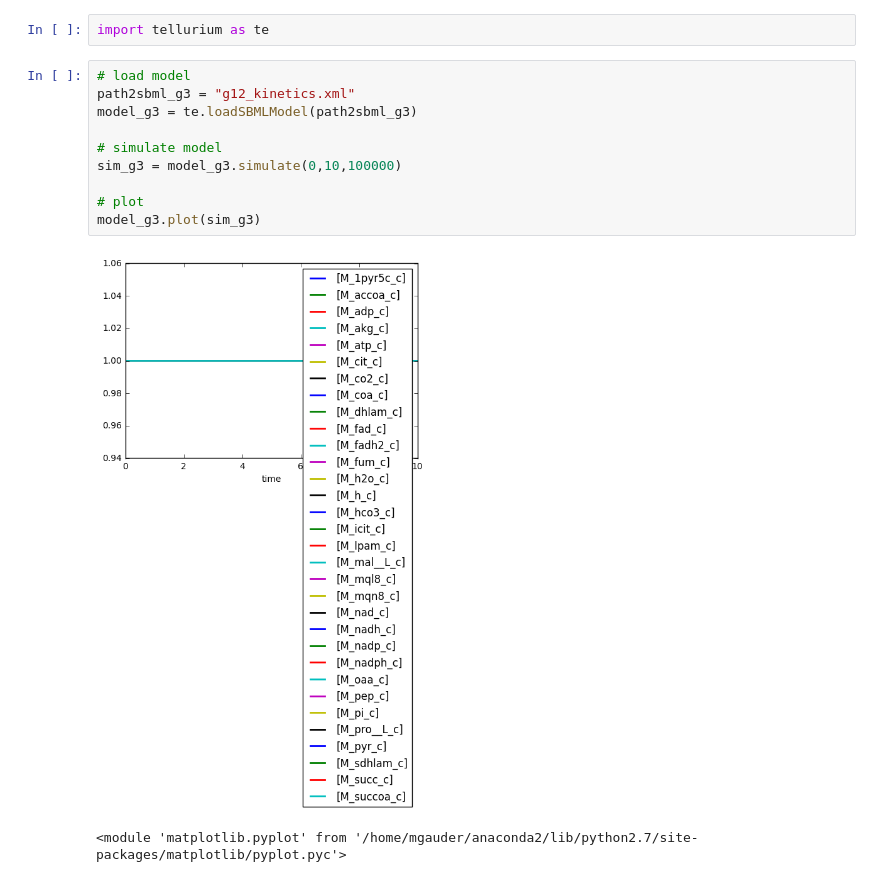
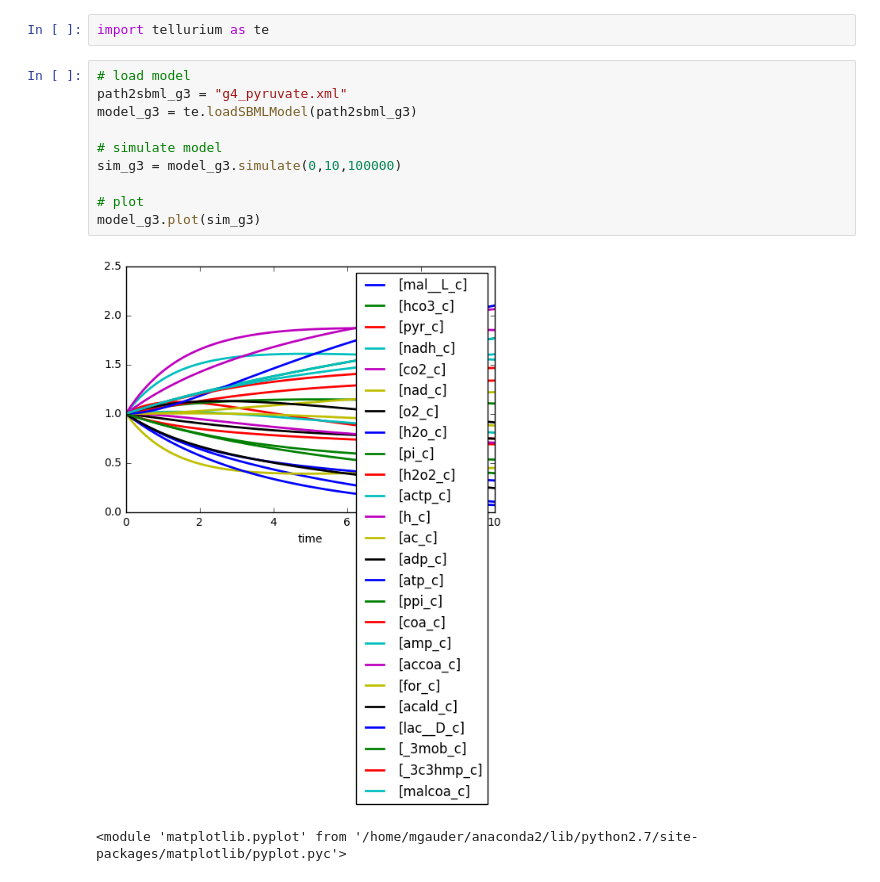
Before and after one commit to 4less/SysBioProject, a Jupyter notebook: SBMLsqueezer/Untitled.ipynb, the cells around one changed output. Cells and saved outputs as stored; diff of their text form.

```diff
--- a/SBMLsqueezer/Untitled.ipynb
+++ b/SBMLsqueezer/Untitled.ipynb
@@ -2,14 +2,14 @@
 import tellurium as te
 # %%
 # load model
-path2sbml_g3 = "g12_kinetics.xml"
+path2sbml_g3 = "g4_pyruvate.xml"
 model_g3 = te.loadSBMLModel(path2sbml_g3)
 
 # simulate model
 sim_g3 = model_g3.simulate(0,10,100000)
 
 # plot
 model_g3.plot(sim_g3)
 # %% [output]
-[figure, old version]
+[figure, new version]
 <module 'matplotlib.pyplot' from '/home/mgauder/anaconda2/lib/python2.7/site-packages/matplotlib/pyplot.pyc'>
```
Also changed, not shown: 4 other files.
